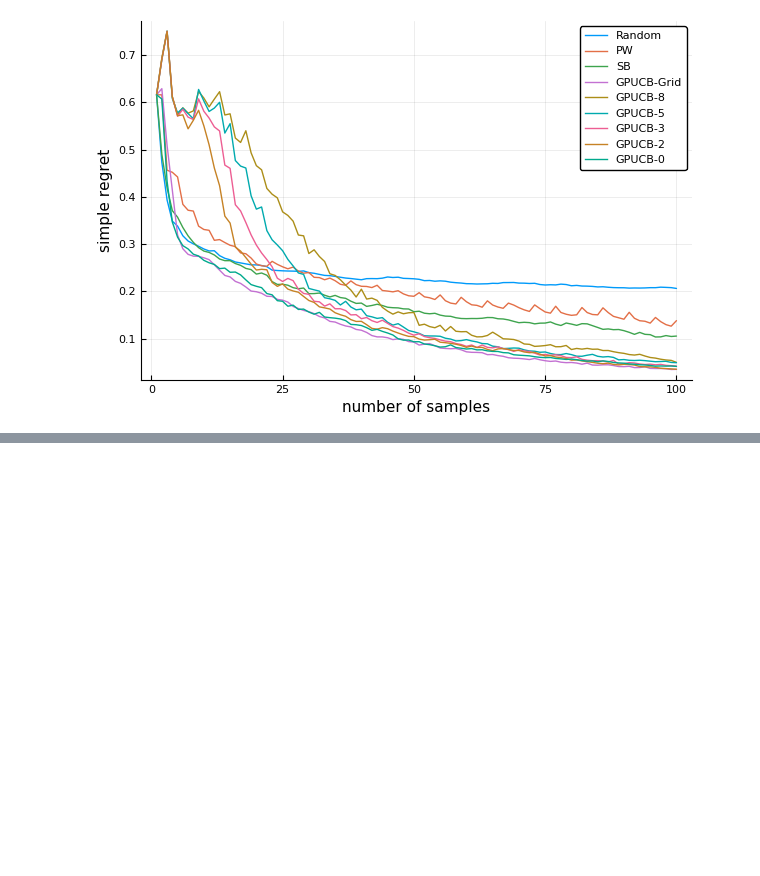
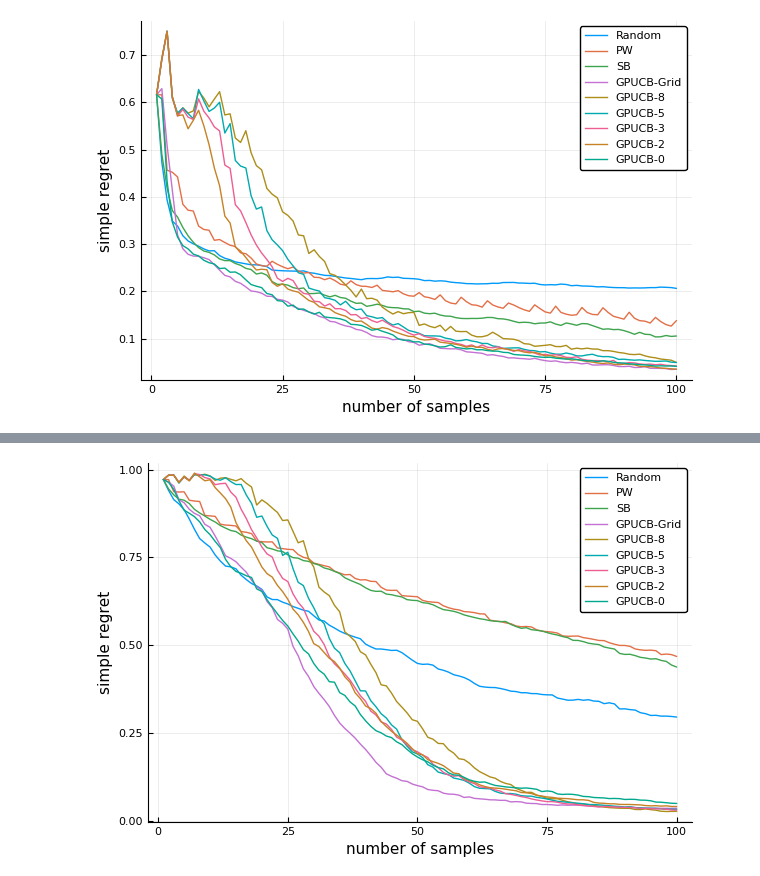
Before and after one commit to rcnlee/CBandits.jl, a Jupyter notebook: notebooks/GPUCB-Optim.ipynb, the cells around one changed output, grey strips where cells are left out. Saved outputs shown, nothing was run; the diff lists cells and outputs as text; code cells hidden in the pictures; blank space fills up the shorter version.

```diff
--- a/notebooks/GPUCB-Optim.ipynb
+++ b/notebooks/GPUCB-Optim.ipynb
@@ -249,0 +272,4 @@ plot(result, :simple_regret)
+# %%
+plot(result, :simple_regret)
+# %% [output]
+[figure, added]
```
Also changed, not shown: parts of 5 cells of this notebook, 4 other files.
